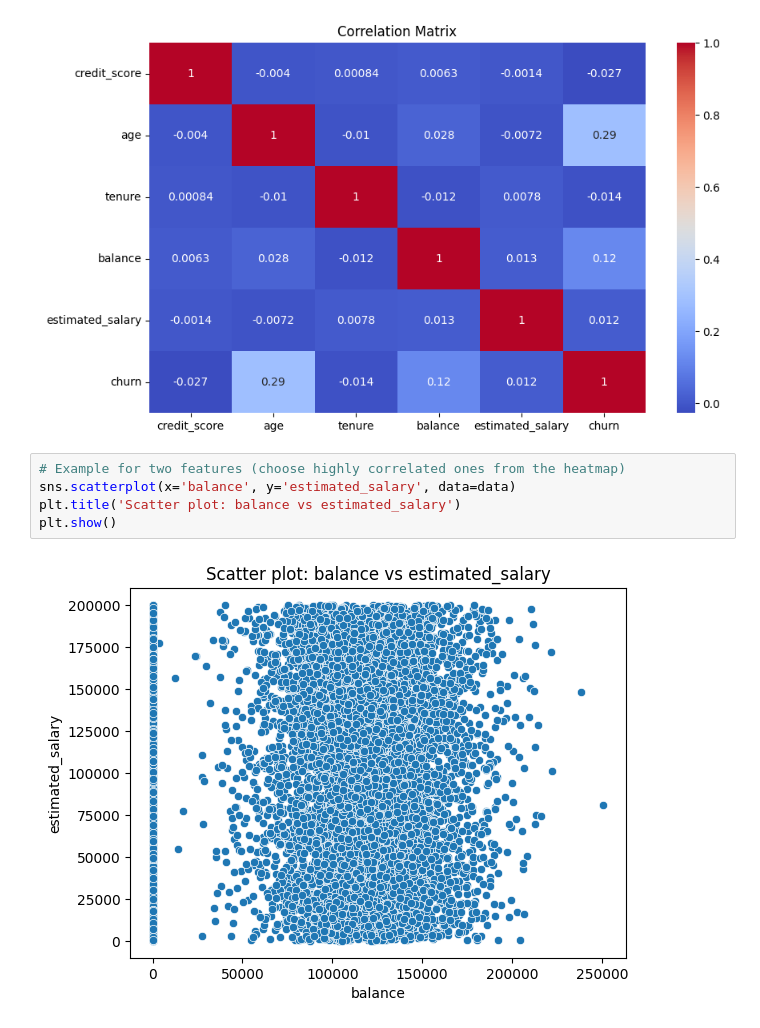
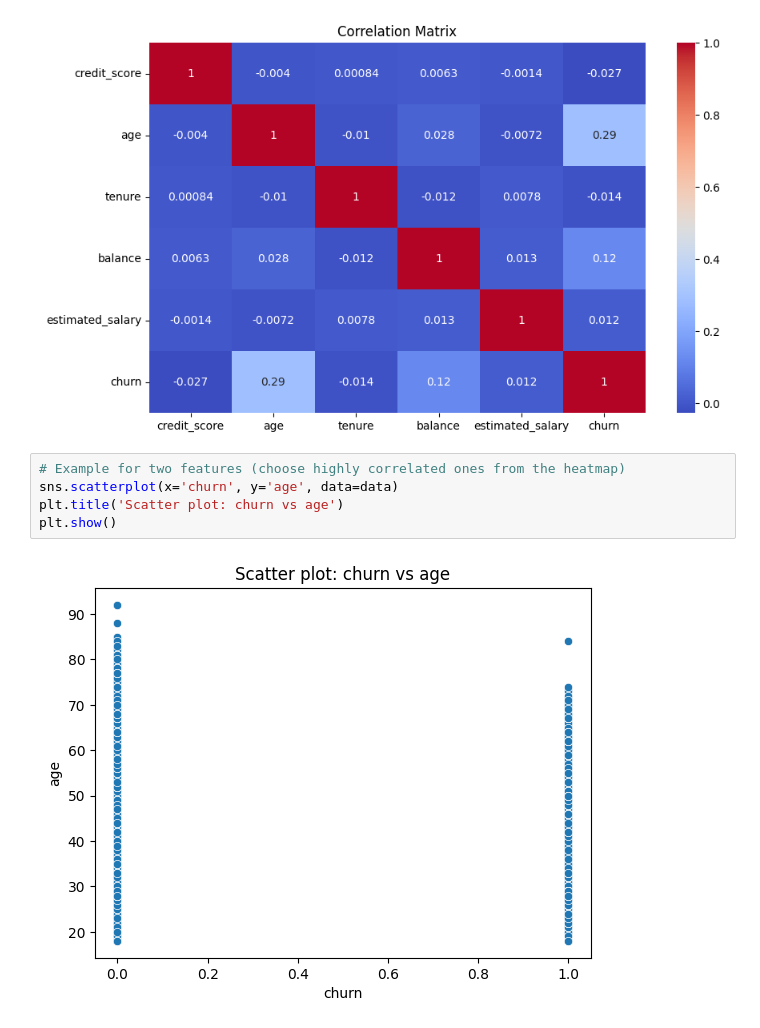
Before and after one commit to Altaieb-Mohammed/lab_2corse, a Jupyter notebook: c_lab2.ipynb, the cells around one changed output. Cells and saved outputs as stored; diff of their text form.

```diff
--- a/c_lab2.ipynb
+++ b/c_lab2.ipynb
@@ -111,8 +110,8 @@ plt.show()
 [figure]
 # %%
 # Example for two features (choose highly correlated ones from the heatmap)
-sns.scatterplot(x='balance', y='estimated_salary', data=data)
-plt.title('Scatter plot: balance vs estimated_salary')
+sns.scatterplot(x='churn', y='age', data=data)
+plt.title('Scatter plot: churn vs age')
 plt.show()
 # %% [output]
-[figure, old version]
+[figure, new version]
```
Also changed, not shown: parts of 1 cell of this notebook.
